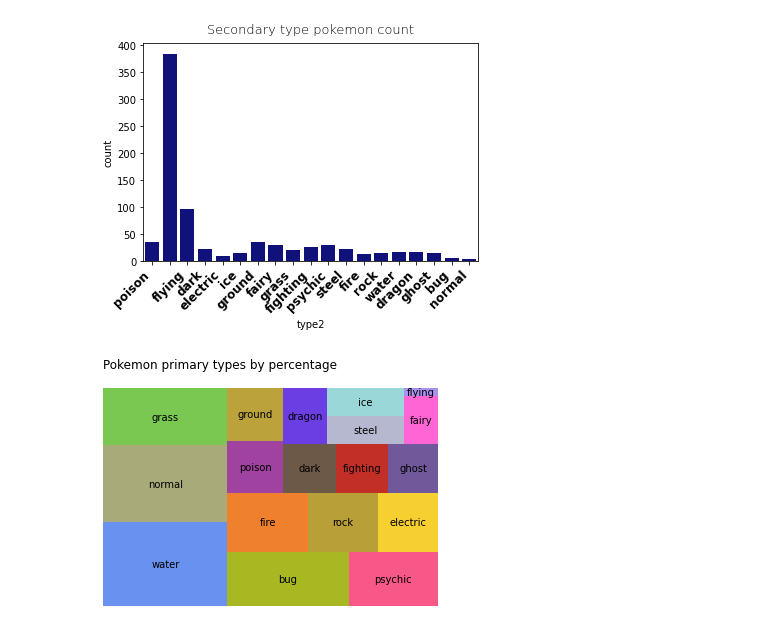
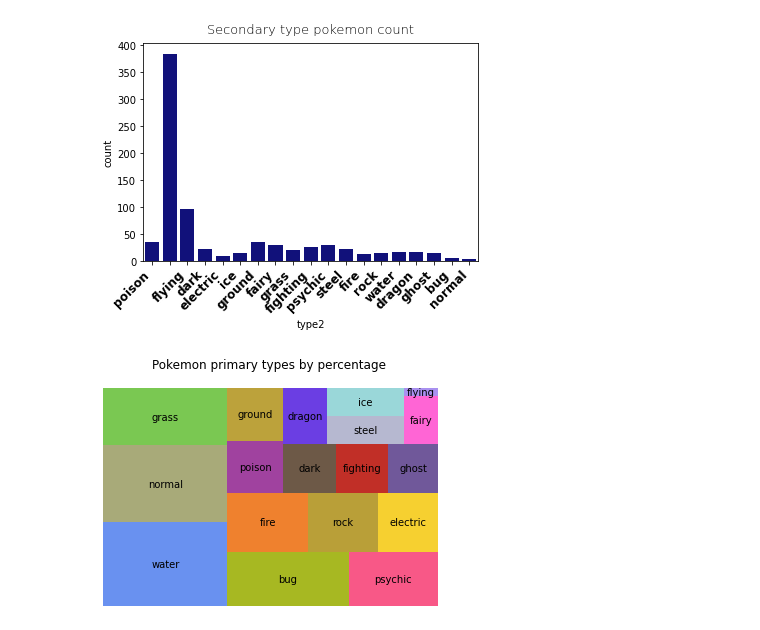
Before and after one commit to zacker232423/Pokemon-Project, a Jupyter notebook: pokemon.ipynb, the cells around one changed output. Saved outputs shown, nothing was run; the diff lists cells and outputs as text; code cells hidden in the pictures.

```diff
--- a/pokemon.ipynb
+++ b/pokemon.ipynb
@@ -162,13 +163,13 @@ type1_value_counts = pokemon_df['type1'].value_counts()
 # %%
 palette = ['#6991F0', '#A8AA79', '#7AC852', '#A7B822', '#F85887', '#EF812E', '#B99F38', '#F6D030', '#A0429F',
            '#BCA23B', '#6D5947', '#C12F27', '#70589A', '#6B3EE3', '#B6B8D0', '#9AD7D9', '#FF65D5', '#A991F0']
 ax = squarify.plot(type1_value_counts,
               label=type1_value_counts.index,
               color=palette,
               pad=0,
               text_kwargs={'fontsize': 10 , 'color': 'black'})
-ax.set_title('Pokemon primary types by percentage ', loc='left', pad=20)
+ax.set_title('Pokemon primary types by percentage ', loc='center', pad=20)
 ax.figure
 plt.axis('off');
 # %% [output]
-[figure, old version]
+[figure, new version]
```
Also changed, not shown: parts of 1 cell of this notebook, 1 other file.
